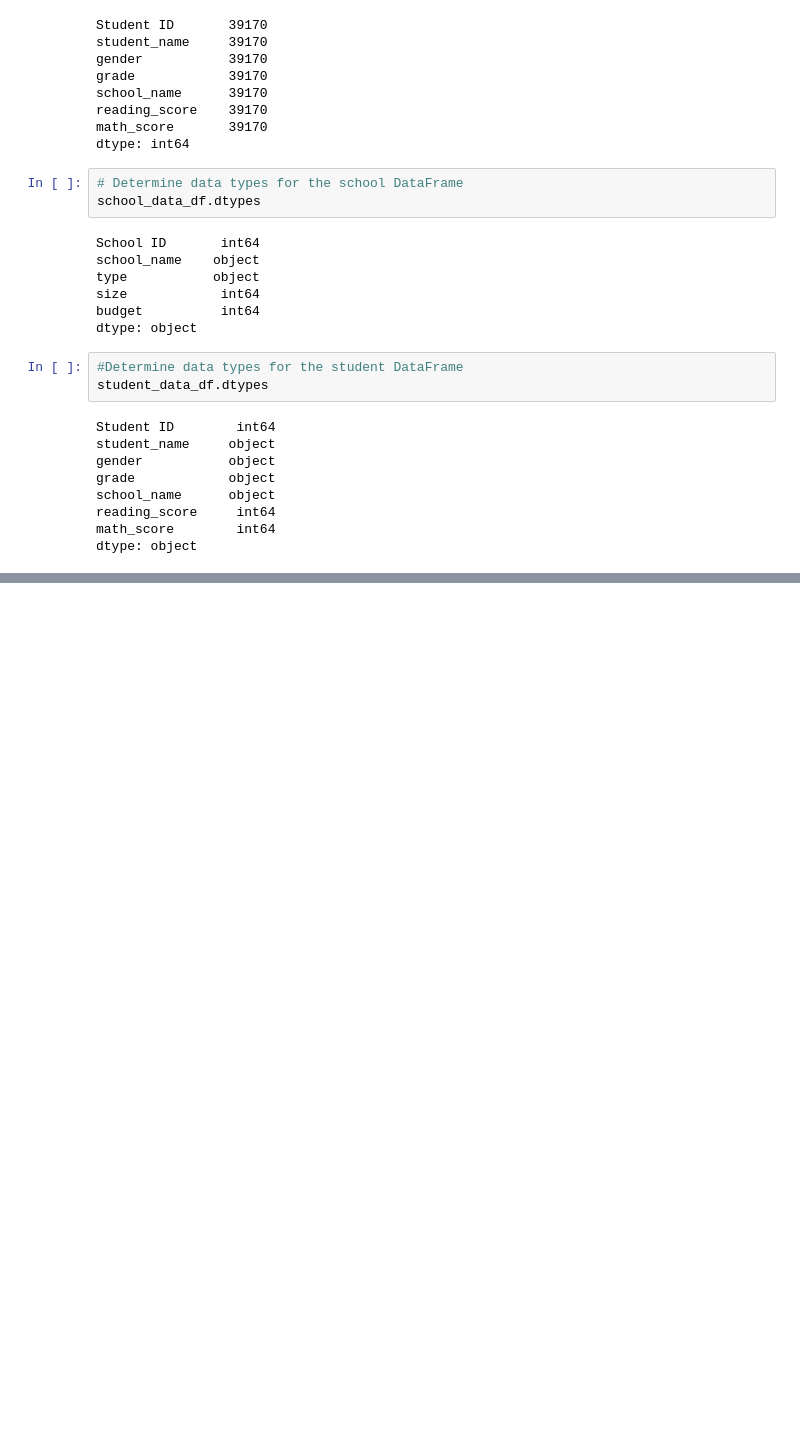
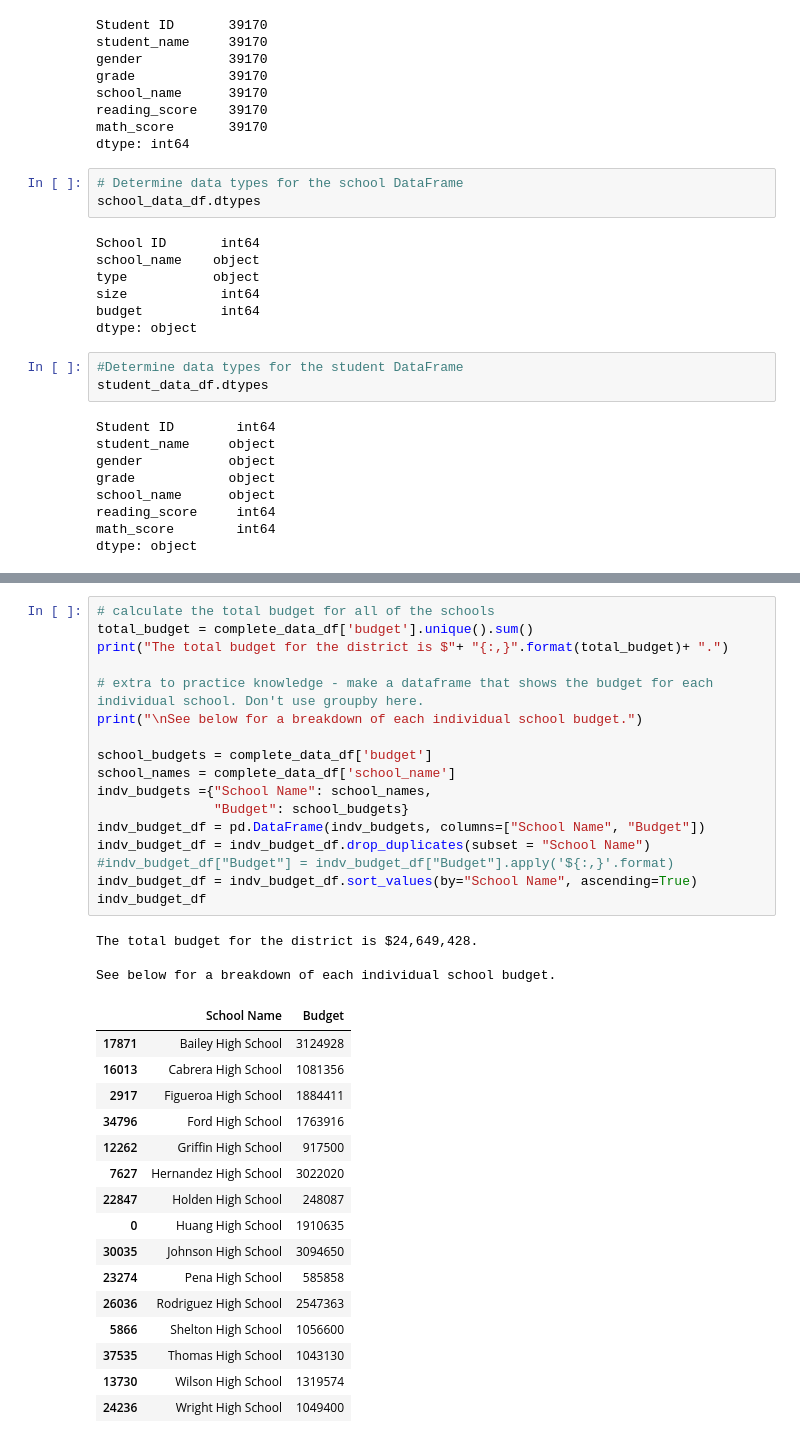
Before and after one commit to katiemtroll/School_District_Analysis, a Jupyter notebook: PyCitySchools.ipynb, the cells around one changed output, grey strips where cells are left out. Saved outputs shown, nothing was run; the diff lists cells and outputs as text; blank space fills up the shorter version.

```diff
--- a/PyCitySchools.ipynb
+++ b/PyCitySchools.ipynb
@@ -191,0 +243,37 @@ student_data_df.head(10)
+# %%
+# calculate the total budget for all of the schools
+total_budget = complete_data_df['budget'].unique().sum()
+print("The total budget for the district is $"+ "{:,}".format(total_budget)+ ".")
+
+# extra to practice knowledge - make a dataframe that shows the budget for each individual school. Don't use groupby here.
+print("\nSee below for a breakdown of each individual school budget.")
+
+school_budgets = complete_data_df['budget']
+school_names = complete_data_df['school_name']
+indv_budgets ={"School Name": school_names,
+               "Budget": school_budgets}
+indv_budget_df = pd.DataFrame(indv_budgets, columns=["School Name", "Budget"])
+indv_budget_df = indv_budget_df.drop_duplicates(subset = "School Name")
+#indv_budget_df["Budget"] = indv_budget_df["Budget"].apply('${:,}'.format)
+indv_budget_df = indv_budget_df.sort_values(by="School Name", ascending=True)
+indv_budget_df
+# %% [output]
+The total budget for the district is $24,649,428.
+
+See below for a breakdown of each individual school budget.
+|  | School Name | Budget |
+| 17871 | Bailey High School | 3124928 |
+| 16013 | Cabrera High School | 1081356 |
+| 2917 | Figueroa High School | 1884411 |
+| 34796 | Ford High School | 1763916 |
+| 12262 | Griffin High School | 917500 |
+| 7627 | Hernandez High School | 3022020 |
+| 22847 | Holden High School | 248087 |
+| 0 | Huang High School | 1910635 |
+| 30035 | Johnson High School | 3094650 |
+| 23274 | Pena High School | 585858 |
+| 26036 | Rodriguez High School | 2547363 |
+| 5866 | Shelton High School | 1056600 |
+| 37535 | Thomas High School | 1043130 |
+| 13730 | Wilson High School | 1319574 |
+| 24236 | Wright High School | 1049400 |
```
Also changed, not shown: parts of 15 cells of this notebook, 1 other file.
